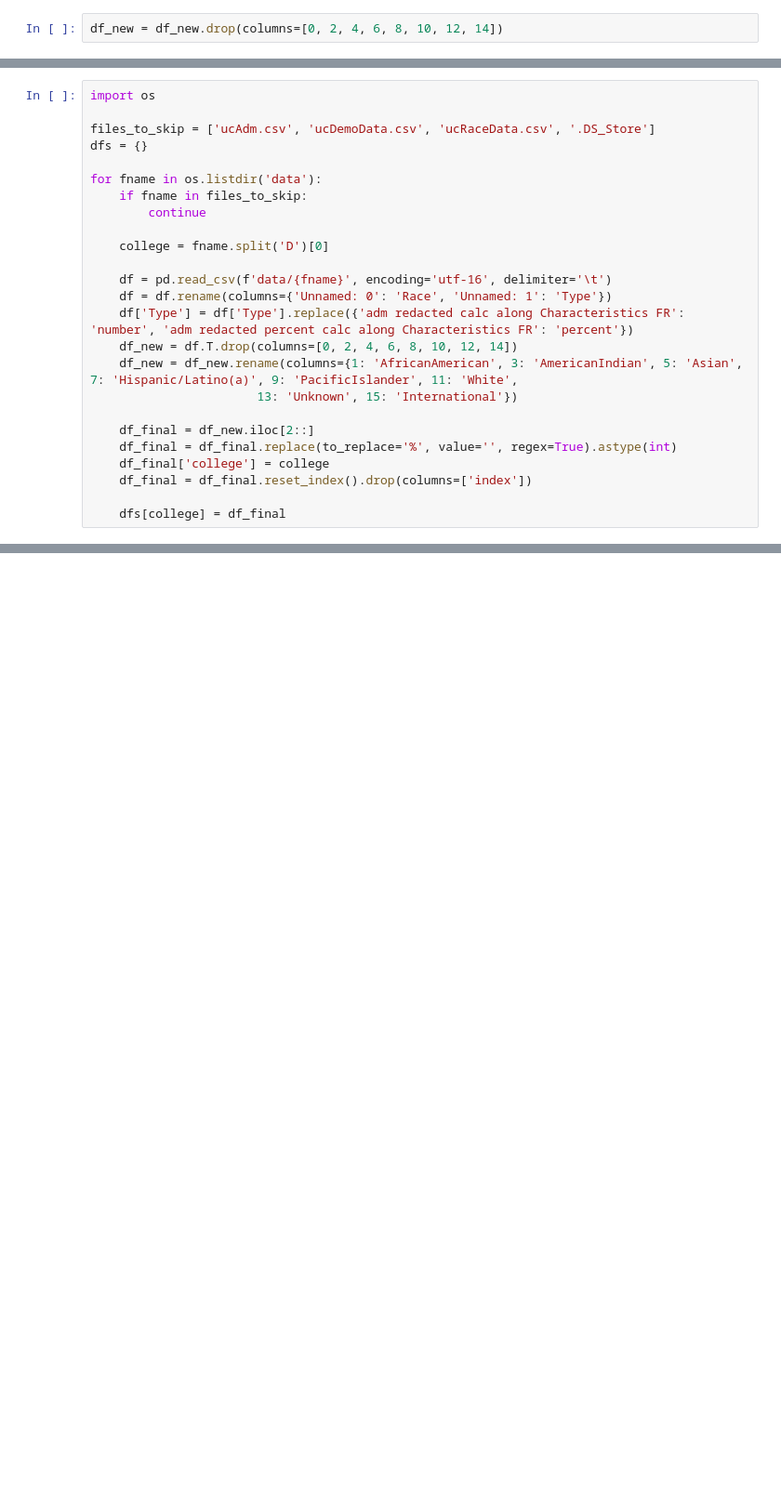
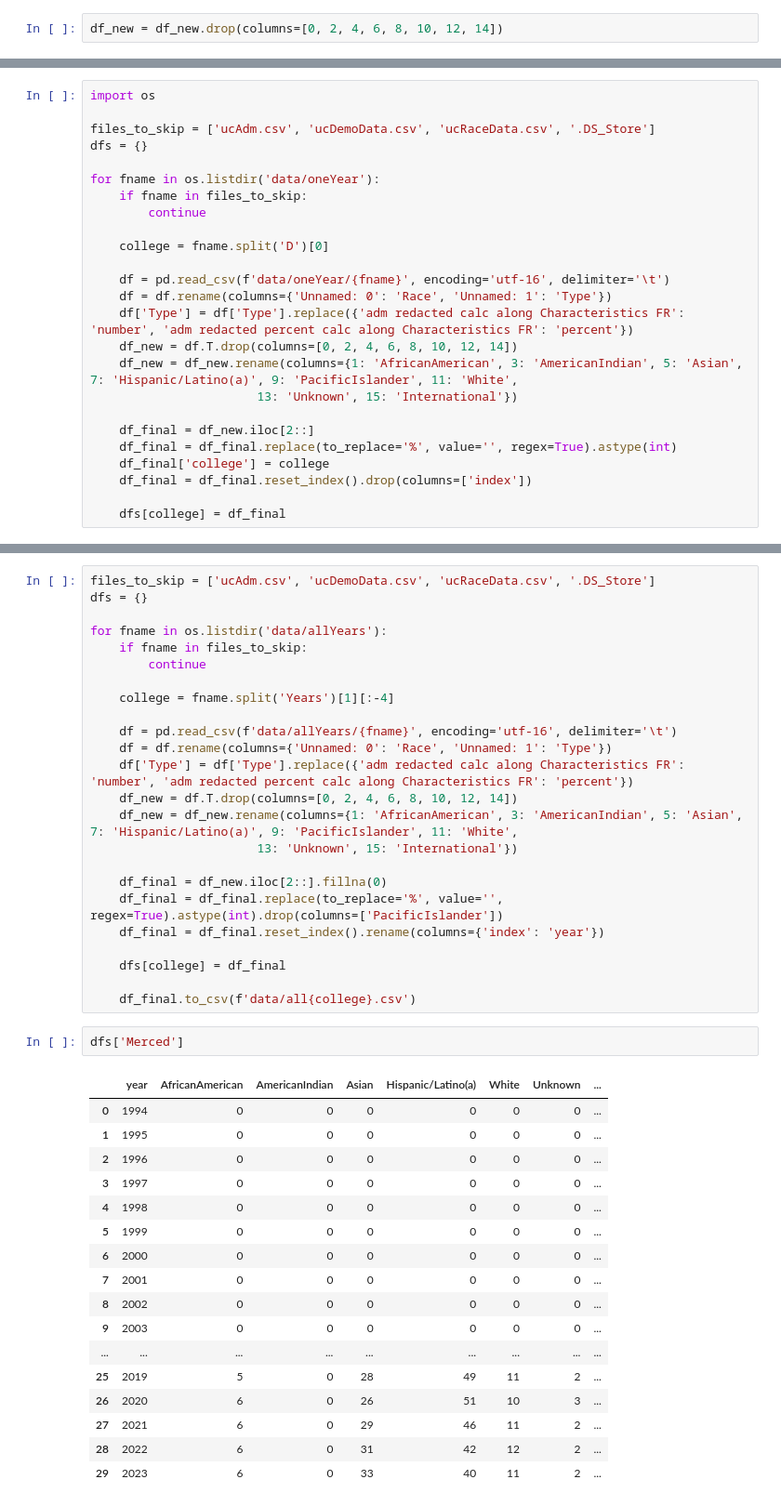
Before and after one commit to vdubey0/106-final-project, a Jupyter notebook: main.ipynb, the cells around one changed output, grey strips where cells are left out. Shown at 93% size. Saved outputs shown, nothing was run; the diff lists cells and outputs as text; blank space fills up the shorter version.

```diff
--- a/main.ipynb
+++ b/main.ipynb
@@ -65,13 +66,13 @@ import os
 files_to_skip = ['ucAdm.csv', 'ucDemoData.csv', 'ucRaceData.csv', '.DS_Store']
 dfs = {}
 
-for fname in os.listdir('data'):
+for fname in os.listdir('data/oneYear'):
     if fname in files_to_skip:
         continue
 
     college = fname.split('D')[0]
 
-    df = pd.read_csv(f'data/{fname}', encoding='utf-16', delimiter='\t')
+    df = pd.read_csv(f'data/oneYear/{fname}', encoding='utf-16', delimiter='\t')
     df = df.rename(columns={'Unnamed: 0': 'Race', 'Unnamed: 1': 'Type'})
     df['Type'] = df['Type'].replace({'adm redacted calc along Characteristics FR': 'number', 'adm redacted percent calc along Characteristics FR': 'percent'})
     df_new = df.T.drop(columns=[0, 2, 4, 6, 8, 10, 12, 14])
@@ -102,0 +91,44 @@ final_df
+# %%
+files_to_skip = ['ucAdm.csv', 'ucDemoData.csv', 'ucRaceData.csv', '.DS_Store']
+dfs = {}
+
+for fname in os.listdir('data/allYears'):
+    if fname in files_to_skip:
+        continue
+
+    college = fname.split('Years')[1][:-4]
+
+    df = pd.read_csv(f'data/allYears/{fname}', encoding='utf-16', delimiter='\t')
+    df = df.rename(columns={'Unnamed: 0': 'Race', 'Unnamed: 1': 'Type'})
+    df['Type'] = df['Type'].replace({'adm redacted calc along Characteristics FR': 'number', 'adm redacted percent calc along Characteristics FR': 'percent'})
+    df_new = df.T.drop(columns=[0, 2, 4, 6, 8, 10, 12, 14])
+    df_new = df_new.rename(columns={1: 'AfricanAmerican', 3: 'AmericanIndian', 5: 'Asian', 7: 'Hispanic/Latino(a)', 9: 'PacificIslander', 11: 'White',
+                       13: 'Unknown', 15: 'International'})
+
+    df_final = df_new.iloc[2::].fillna(0)
+    df_final = df_final.replace(to_replace='%', value='', regex=True).astype(int).drop(columns=['PacificIslander'])
+    df_final = df_final.reset_index().rename(columns={'index': 'year'})
+
+    dfs[college] = df_final
+
+    df_final.to_csv(f'data/all{college}.csv')
+# %%
+dfs['Merced']
+# %% [output]
+|  | year | AfricanAmerican | AmericanIndian | Asian | Hispanic/Latino(a) | White | Unknown | ... |
+| 0 | 1994 | 0 | 0 | 0 | 0 | 0 | 0 | ... |
+| 1 | 1995 | 0 | 0 | 0 | 0 | 0 | 0 | ... |
+| 2 | 1996 | 0 | 0 | 0 | 0 | 0 | 0 | ... |
+| 3 | 1997 | 0 | 0 | 0 | 0 | 0 | 0 | ... |
+| 4 | 1998 | 0 | 0 | 0 | 0 | 0 | 0 | ... |
+| 5 | 1999 | 0 | 0 | 0 | 0 | 0 | 0 | ... |
+| 6 | 2000 | 0 | 0 | 0 | 0 | 0 | 0 | ... |
+| 7 | 2001 | 0 | 0 | 0 | 0 | 0 | 0 | ... |
+| 8 | 2002 | 0 | 0 | 0 | 0 | 0 | 0 | ... |
+| 9 | 2003 | 0 | 0 | 0 | 0 | 0 | 0 | ... |
+| ... | ... | ... | ... | ... | ... | ... | ... | ... |
+| 25 | 2019 | 5 | 0 | 28 | 49 | 11 | 2 | ... |
+| 26 | 2020 | 6 | 0 | 26 | 51 | 10 | 3 | ... |
+| 27 | 2021 | 6 | 0 | 29 | 46 | 11 | 2 | ... |
+| 28 | 2022 | 6 | 0 | 31 | 42 | 12 | 2 | ... |
+| 29 | 2023 | 6 | 0 | 33 | 40 | 11 | 2 | ... |
```
Also changed, not shown: parts of 5 cells of this notebook, 33 other files.
